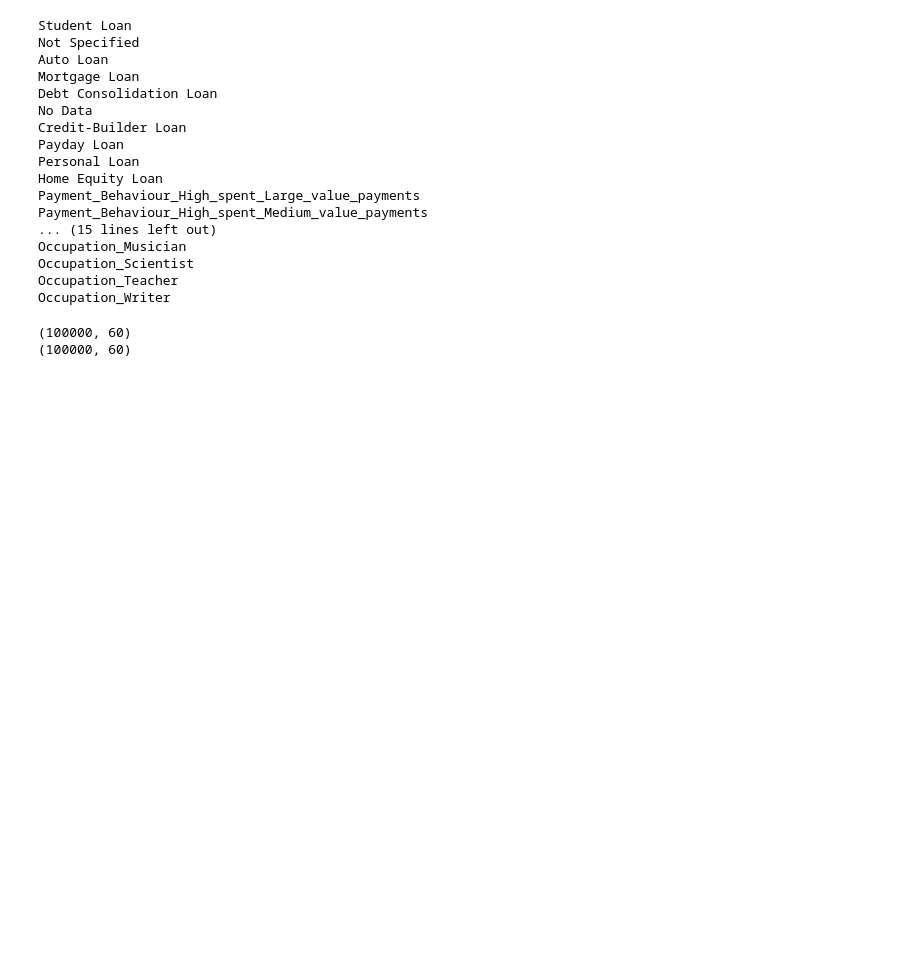
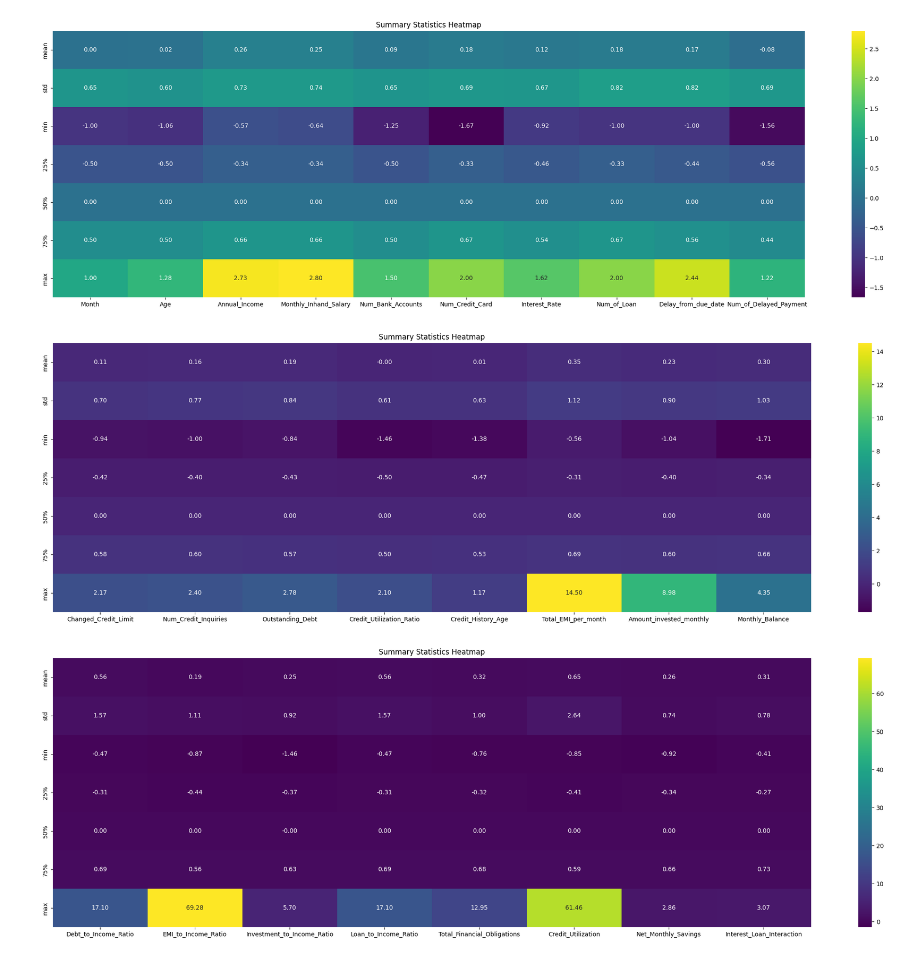
Before and after one commit to yaseen1998/AI_Orange_Course, a Jupyter notebook: Assigment/7_scale_data.ipynb, the cells around one changed output. Drawn from its saved outputs; the diff is of its cells as text; code cells hidden in the pictures; blank space fills up the shorter version.

```diff
--- a/Assigment/7_scale_data.ipynb
+++ b/Assigment/7_scale_data.ipynb
@@ -42,25 +42,7 @@ for column in scaled_min.columns:
     except Exception as e:
         continue
 new_df = pd.concat([scaled_min,y],axis=1)
-new_df.to_csv('../csv/assigment/scale_min_sklearn.csv', index=False)
+new_df.to_csv('scale_min_sklearn.csv', index=False)
-# %% [output]
-Student Loan
-Not Specified
-Auto Loan
-Mortgage Loan
-Debt Consolidation Loan
-No Data
-Credit-Builder Loan
-Payday Loan
-Personal Loan
-Home Equity Loan
-Payment_Behaviour_High_spent_Large_value_payments
-Payment_Behaviour_High_spent_Medium_value_payments
-... (15 lines left out)
-Occupation_Musician
-Occupation_Scientist
-Occupation_Teacher
-Occupation_Writer
 # %%
 scaler = StandardScaler()
 scaled_data = scaler.fit_transform(x)
@@ -70,35 +52,36 @@ new_df.to_csv('../csv/assigment/scale_standard.csv', index=False)
 # %%
 
-dfs = pd.read_csv('../csv/assigment/scale_Robust.csv')
+dfs = pd.read_csv('scale_Robust.csv')
 columns = ['Month', 'Age', 'Annual_Income', 'Monthly_Inhand_Salary',
        'Num_Bank_Accounts', 'Num_Credit_Card', 'Interest_Rate', 'Num_of_Loan',
        'Delay_from_due_date', 'Num_of_Delayed_Payment','Changed_Credit_Limit', 'Num_Credit_Inquiries', 'Outstanding_Debt',
        'Credit_Utilization_Ratio', 'Credit_History_Age', 'Total_EMI_per_month',
        'Amount_invested_monthly', 'Monthly_Balance','Debt_to_Income_Ratio','EMI_to_Income_Ratio','Investment_to_Income_Ratio','Loan_to_Income_Ratio',
           'Total_Financial_Obligations',"Credit_Utilization",'Net_Monthly_Savings','Interest_Loan_Interaction']
 dfs_1 = dfs[columns]
 summary_stats = dfs_1.iloc[:,0:10].describe().drop('count')
 summary_stats_second = dfs_1.iloc[:,10:18].describe().drop('count')
 summary_stats_third = dfs_1.iloc[:,18:].describe().drop('count')
 
 
 plt.figure(figsize=(28, 8))
 sns.heatmap(data=summary_stats, annot=True, fmt=".2f", cmap="viridis")
 plt.title('Summary Statistics Heatmap')
 plt.xticks()
 plt.show()
 
 plt.figure(figsize=(28, 8))
 sns.heatmap(data=summary_stats_second, annot=True, fmt=".2f", cmap="viridis")
 plt.title('Summary Statistics Heatmap')
 plt.xticks()
 plt.show()
 
 plt.figure(figsize=(28, 8))
 sns.heatmap(data=summary_stats_third, annot=True, fmt=".2f", cmap="viridis")
 plt.title('Summary Statistics Heatmap')
 plt.xticks()
 plt.show()
 # %% [output]
-(100000, 60)
-(100000, 60)
+[figure, added]
+[figure, added]
+[figure, added]
```
Also changed, not shown: parts of 4 cells of this notebook, 13 other files.
